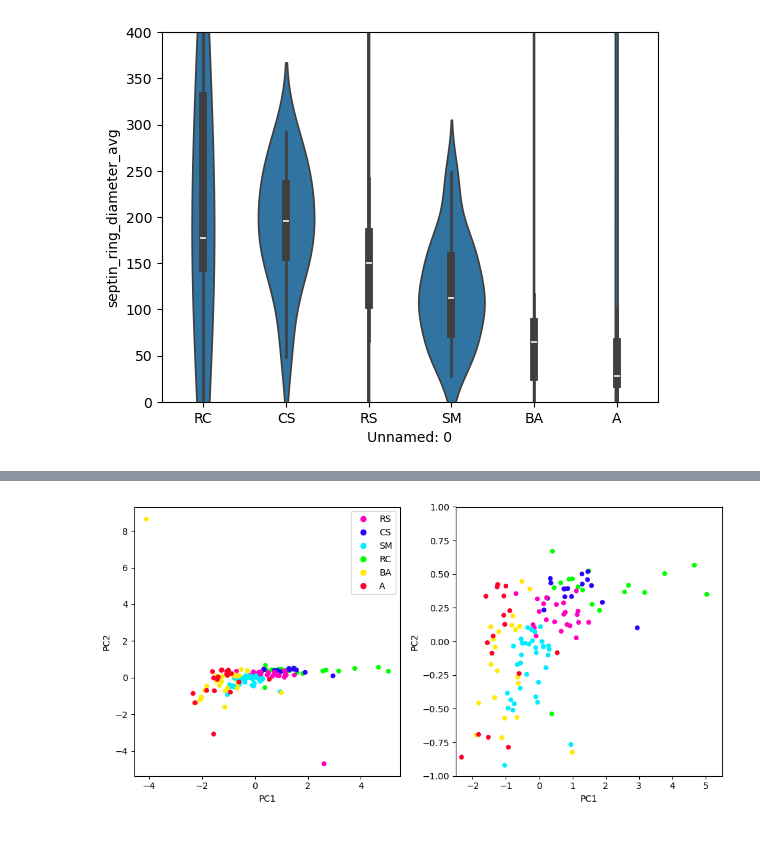
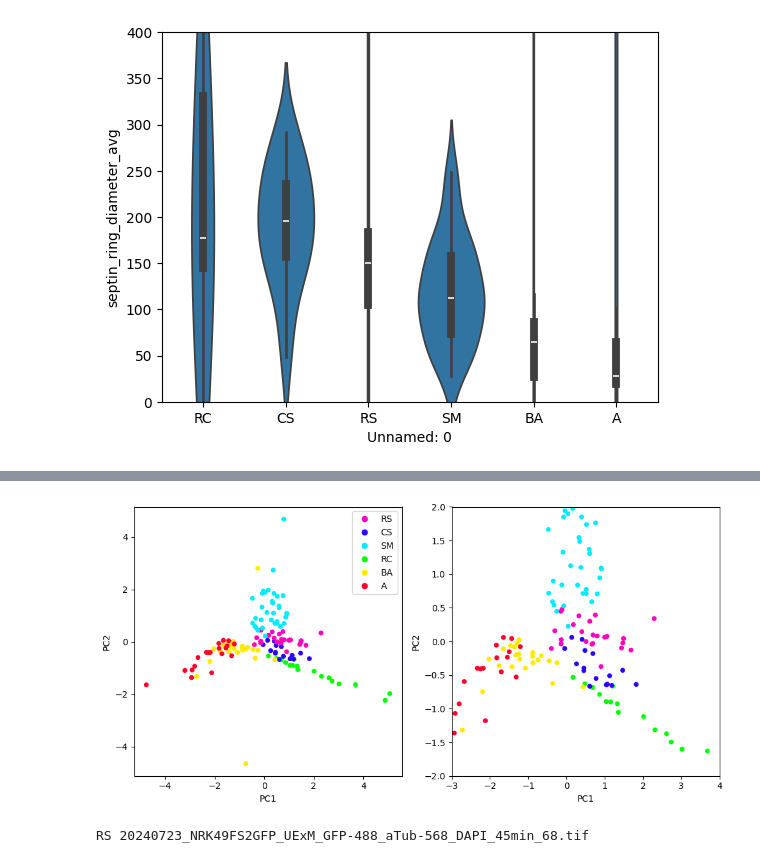
Before and after one commit to zacsimile/cytokinesis-pseudotime-analysis, a Jupyter notebook: extract_line_profile_septin2_tubulin.ipynb, the cells around one changed output, grey strips where cells are left out. Saved outputs shown, nothing was run; the diff lists cells and outputs as text; code cells hidden in the pictures.

```diff
--- a/extract_line_profile_septin2_tubulin.ipynb
+++ b/extract_line_profile_septin2_tubulin.ipynb
@@ -53,6 +53,8 @@ metrics['dX2'] = np.nan
 metrics['X12'] = np.nan
 metrics['X22'] = np.nan
 metrics['septin_ring_diameter_avg'] = np.nan
+metrics['lenMT'] = np.nan
+metrics['sigratioMT'] = np.nan
 for i, ml in metrics.iterrows():
     # Get the image associated with this row
     im = None
@@ -86,9 +88,16 @@ for i, ml in metrics.iterrows():
     mt, septin, dapi = chs.T
 
     # line profile metrics we'll use later
-    mt_mean,  mt_mid= np.mean(mt), len(mt)/2
-    dapi_mean, dapi_mid = np.mean(dapi), len(dapi)/2
+    mt_mean,  mt_mid= np.mean(mt), len(mt)//2
+    dapi_mean, dapi_mid = np.mean(dapi), len(dapi)//2
     min_septin, max_septin = np.min(septin), np.max(septin)
+
+
+    # Set the length of MT to the distance between where it first and last goes above mean
+    mt_diam, res_lsq_mt = line_utils.fit_gaussian_fwhm(mt, return_dict=True)
+    metrics.loc[i,'lenMT'] = mt_diam # ((np.diff(np.flatnonzero(mt>np.mean(mt))[[0,-1]]))/2)[0]
+    half1, half2 = mt[:mt_mid].sum(), mt[mt_mid:].sum()
+    metrics.loc[i,'sigratioMT'] = max(half1,half2)/min(half1,half2)
 
     # --------- Fit septin peaks ---------
 
@@ -145,7 +154,7 @@ for i, ml in metrics.iterrows():
     # (metrics.loc[i,'dX2'] != metrics.loc[i,'dX (pxl)']) or
     # (np.abs(metrics.loc[i,'diamM2'] - metrics.loc[i,'diamM']) > 10)
     # if (j < (N-1)) and (np.abs(metrics.loc[i,'dX2'] - metrics.loc[i,'dX (pxl)']) > 50) and metrics.loc[i, 'Unnamed: 0'] == "SM":
-    if (j < (N-1)):# and (metrics.loc[i,'septin_ring_diameter_avg'] > 1000):
+    if (j < (N-1)) and metrics.loc[i, 'Unnamed: 0'] == "BA":# and (metrics.loc[i,'septin_ring_diameter_avg'] > 1000):
         # print(f"Calculate difference: {metrics.loc[i,'dX2']} original difference: {metrics.loc[i,'dX (pxl)']}")
         maxidx = min(mt.shape[0], lp.shape[0])
         septin_weight = max_septin*np.exp(-((np.arange(maxidx)-profile_center)**2)/(2*sig*sig))+septin_threshold
@@ -156,7 +165,8 @@ for i, ml in metrics.iterrows():
                                        precalc_channel_profiles=np.vstack([mt[:maxidx], septin_ring0[:maxidx], lp[["DAPI"]].to_numpy()[:maxidx,:].T]).T,
                                     #    precalc_peaks=[None, [[p0,p1], [int(metrics.loc[i,'X1']), int(metrics.loc[i,'X2'])]], None],
                                        precalc_peak_coords=[(p0x,p0y),(p1x,p1y)],
-                                       precalc_fits=[(line_utils.gauss_convolved_annulus_approx, res_lsq.x), (line_utils.gauss, res_lsq_ring0.x), None],
+                                    #    precalc_fits=[(line_utils.gauss_convolved_annulus_approx, res_lsq.x), (line_utils.gauss, res_lsq_ring0.x), None],
+                                       precalc_fits=[(line_utils.gauss, res_lsq_mt.x), (line_utils.gauss, res_lsq_ring0.x), None],
                                        precalc_means=[mt_mean,septin_threshold,dapi_mean],
                                        precalc_midpoints=[mt_mid,profile_center,dapi_mid],
                                        title = os.path.basename(fn),
@@ -232,3 +254,5 @@ plt.ylim([0,400])
 # %% [output]
 (0.0, 400.0)
 [figure]
+# %%
+metrics["dX (pxl)"][metrics['dX (pxl)'].isna()] = 0
@@ -236,38 +275,43 @@ plt.ylim([0,400])
 from sklearn.decomposition import PCA
 # Plot PCA space
 
-features = metrics[[ "diamM2", "diamA", "dX2", "septin_ring_diameter_avg" ]]#, "curvature"]]
+features = metrics[[ "diamM", "diamA", "dX (pxl)", "sigratioMT", "lenMT"]]#, "sigratioMT"]]#, "rel. Aspect Ratio" ]]#, "curvature"]] "rel. Aspect Ratio"
 # features = features / features.sum(0)
 # features = np.array(features) / np.array(features).sum(0)[None,:]
 # features = features / features.sum(1)[:,None]
 features = (features - features.mean(0))/features.std(0)
 
 # stage_keys = {"RS": 0, "CS": 1, "SM": 2}
 stage_keys = {"RS": 0, "CS": 1, "SM": 2,
                "RC": 3, "BA": 4, "A": 5}
 stage_cols = [stage_keys[x] for x in metrics["Unnamed: 0"]]
 
 pca = PCA(n_components=2)
 pca.fit(features)
 
 fig, axs = plt.subplots(1,2,figsize=(10,5))
 
 xx, yy = pca.transform(features).T[:2,:]
 scatter = axs[0].scatter(xx, yy, c = stage_cols, cmap='gist_rainbow_r', s=20)
 axs[0].legend(scatter.legend_elements(num=len(stage_keys)-1)[0],list(stage_keys.keys()))
 # plt.axis([-0.2, 0.8, -0.5, 0.1])
 axs[0].set_xlabel('PC1')
 axs[0].set_ylabel('PC2')
 
 axs[1].scatter(xx, yy, c = stage_cols, cmap='gist_rainbow_r', s=20)
 # plt.axis([-0.2, 0.8, -0.5, 0.1])
 axs[1].set_xlabel('PC1')
 axs[1].set_ylabel('PC2')
-axs[1].set_xlim([-2.5,5.5])
-axs[1].set_ylim([-1,1])
+axs[1].set_xlim([-3,4])
+axs[1].set_ylim([-2,2])
 fig.tight_layout()
 # %% [output]
-[figure, old version]
+[figure, new version]
+# %%
+for i, ml in metrics[(xx>0.8) & (xx < 1) & (yy>-0.5) & (yy<-0.3)].iterrows():
+    print(ml["Unnamed: 0"], ml["Label"])
+# %% [output]
+RS 20240723_NRK49FS2GFP_UExM_GFP-488_aTub-568_DAPI_45min_68.tif
 # %%
 import pca_utils
 
```
Also changed, not shown: parts of 9 cells of this notebook, 5 other files.
